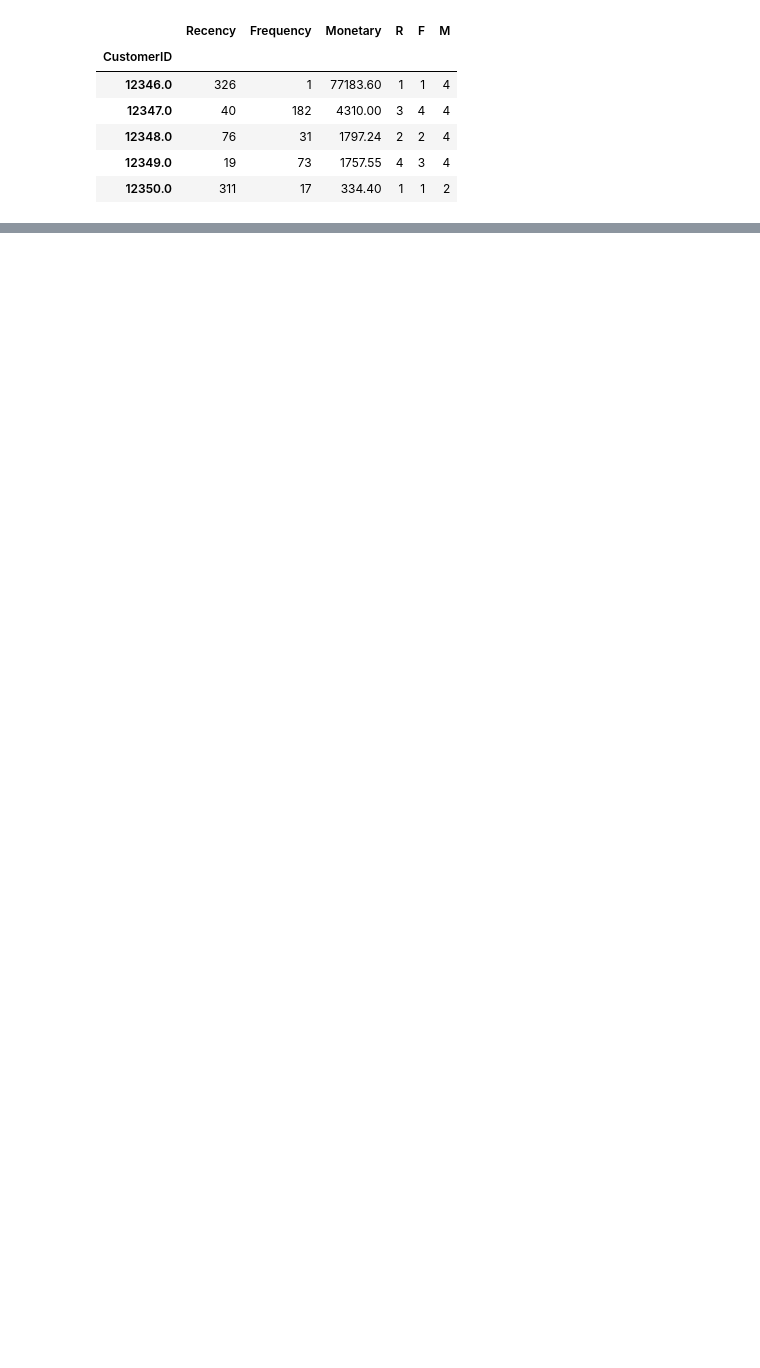
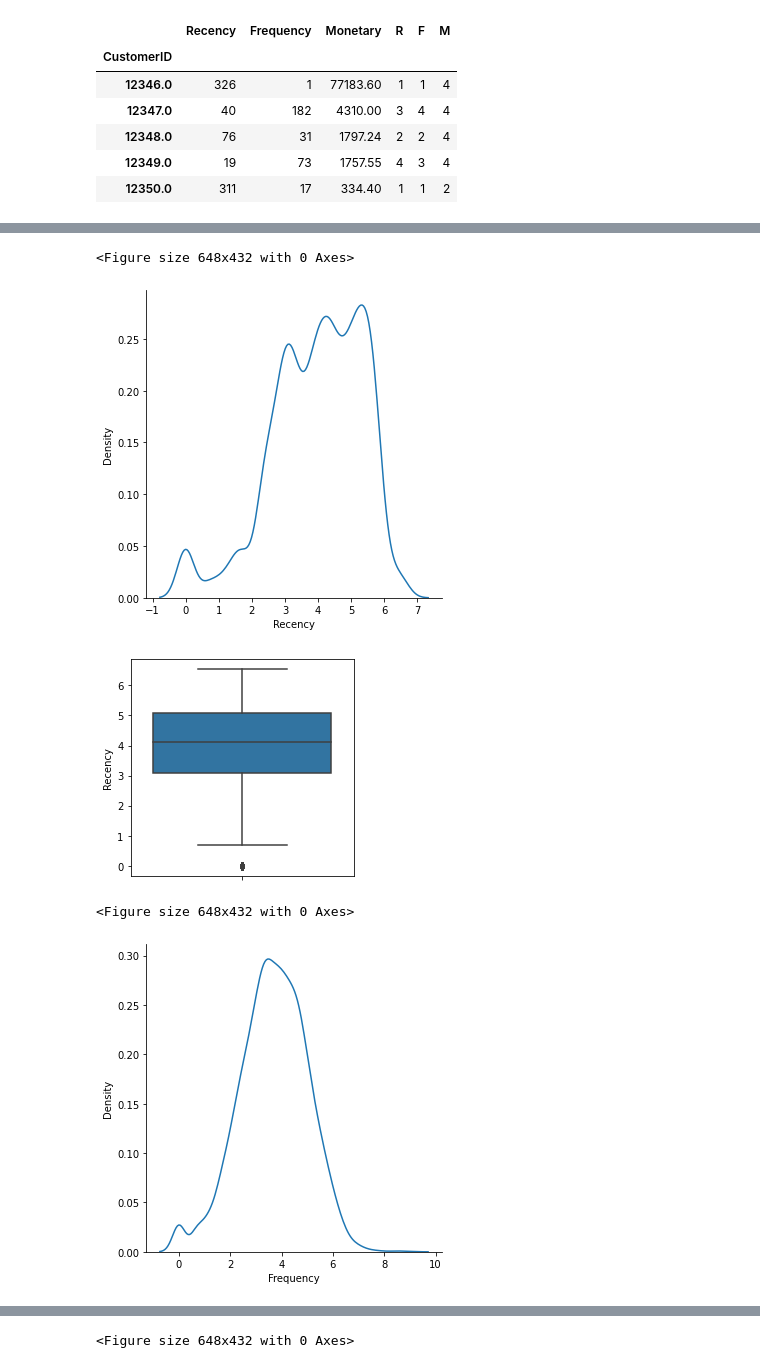
Before and after one commit to Rochakr4/Online-Retail-Customer-Segmentation, a Jupyter notebook: Online_Retail_Customer_Segmentation_Capstone_Project.ipynb, the cells around one changed output, grey strips where cells are left out. Cells and saved outputs as stored; diff of their text form; code cells hidden in the pictures; blank space fills up the shorter version.

```diff
--- a/Online_Retail_Customer_Segmentation_Capstone_Project.ipynb
+++ b/Online_Retail_Customer_Segmentation_Capstone_Project.ipynb
@@ -465,0 +563,18 @@ rfm_df.head()
+# %%
+rfm_df_1=rfm_df_1[rfm_df_1.Monetary<100000]
+# %%
+for x in ['Recency','Frequency','Monetary']:
+    fig = plt.figure(figsize=(9, 6))
+    sns.displot(data=np.log(rfm_df_1[x]), kind="kde")
+    plt.show()
+    plt.figure(figsize=(4,4))
+    fig=sns.boxplot(y=np.log(rfm_df_1[x]))
+    fig.set_title('')
+    fig.set_ylabel(x)
+    plt.show()
+# %% [output]
+<Figure size 648x432 with 0 Axes>
+[figure, added]
+[figure, added]
+<Figure size 648x432 with 0 Axes>
+[figure, added]
@@ -465,0 +582 @@ rfm_df.head()
+<Figure size 648x432 with 0 Axes>
```
Also changed, not shown: parts of 38 cells of this notebook.
